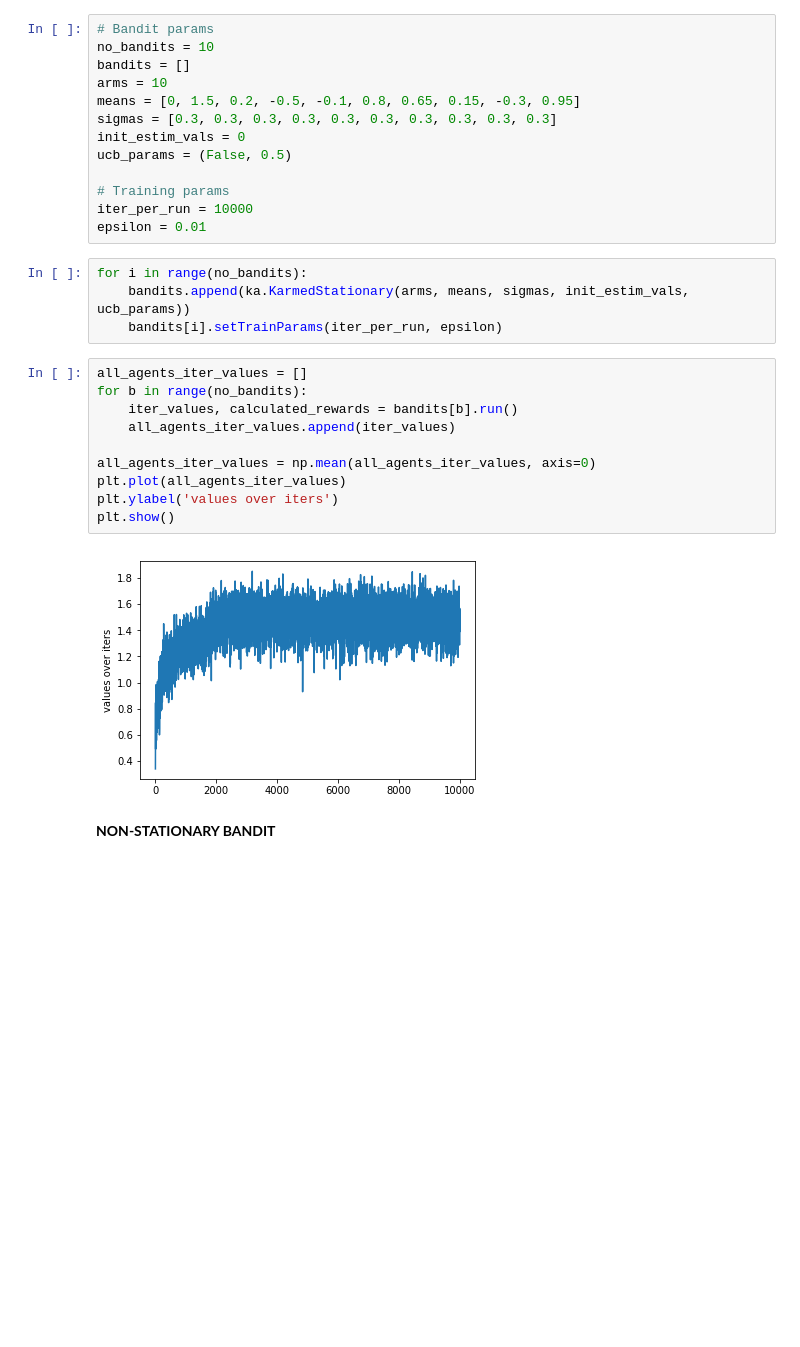
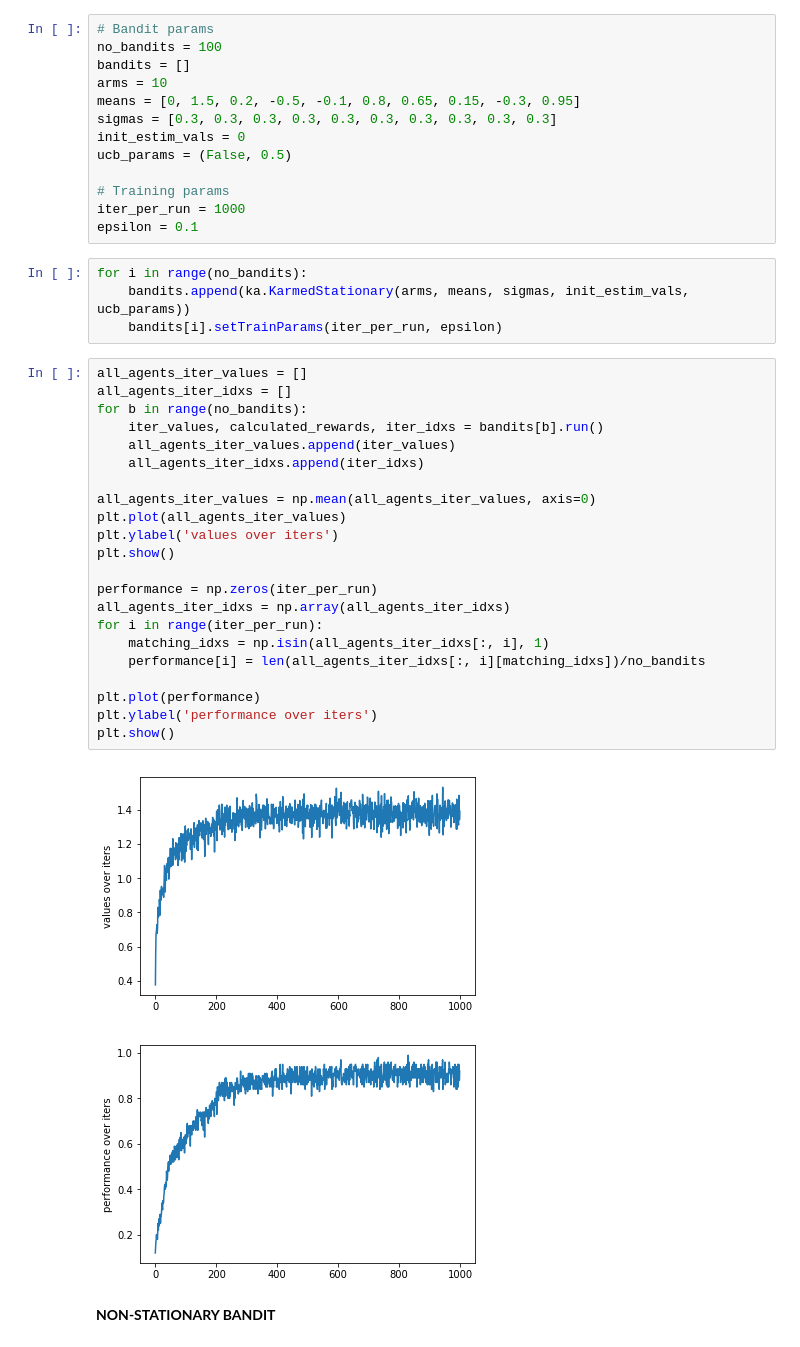
Before and after one commit to pointblankfriul/Karmed-Bandit, a Jupyter notebook: Basic_Karmed.ipynb, the cells around one changed output. Saved outputs shown, nothing was run; the diff lists cells and outputs as text; blank space fills up the shorter version.

```diff
--- a/Basic_Karmed.ipynb
+++ b/Basic_Karmed.ipynb
@@ -7,7 +7,7 @@ import numpy as np
 **STATIONARY BANDIT**
 # %%
 # Bandit params
-no_bandits = 10
+no_bandits = 100
 bandits = []
 arms = 10
 means = [0, 1.5, 0.2, -0.5, -0.1, 0.8, 0.65, 0.15, -0.3, 0.95]
@@ -16,24 +16,37 @@ init_estim_vals = 0
 ucb_params = (False, 0.5)
 
 # Training params
-iter_per_run = 10000
-epsilon = 0.01
+iter_per_run = 1000
+epsilon = 0.1
 # %%
 for i in range(no_bandits):
     bandits.append(ka.KarmedStationary(arms, means, sigmas, init_estim_vals, ucb_params))
     bandits[i].setTrainParams(iter_per_run, epsilon)
 # %%
 all_agents_iter_values = []
+all_agents_iter_idxs = []
 for b in range(no_bandits):
-    iter_values, calculated_rewards = bandits[b].run()
+    iter_values, calculated_rewards, iter_idxs = bandits[b].run()
     all_agents_iter_values.append(iter_values)
+    all_agents_iter_idxs.append(iter_idxs)
 
 all_agents_iter_values = np.mean(all_agents_iter_values, axis=0)
 plt.plot(all_agents_iter_values)
 plt.ylabel('values over iters')
 plt.show()
+
+performance = np.zeros(iter_per_run)
+all_agents_iter_idxs = np.array(all_agents_iter_idxs)
+for i in range(iter_per_run):
+    matching_idxs = np.isin(all_agents_iter_idxs[:, i], 1)
+    performance[i] = len(all_agents_iter_idxs[:, i][matching_idxs])/no_bandits
+
+plt.plot(performance)
+plt.ylabel('performance over iters')
+plt.show()
 # %% [output]
-[figure, old version]
+[figure, new version]
+[figure, added]
 # %% [markdown]
 **NON-STATIONARY BANDIT**
 # %%
```
Also changed, not shown: parts of 10 cells of this notebook, 1 other file.
